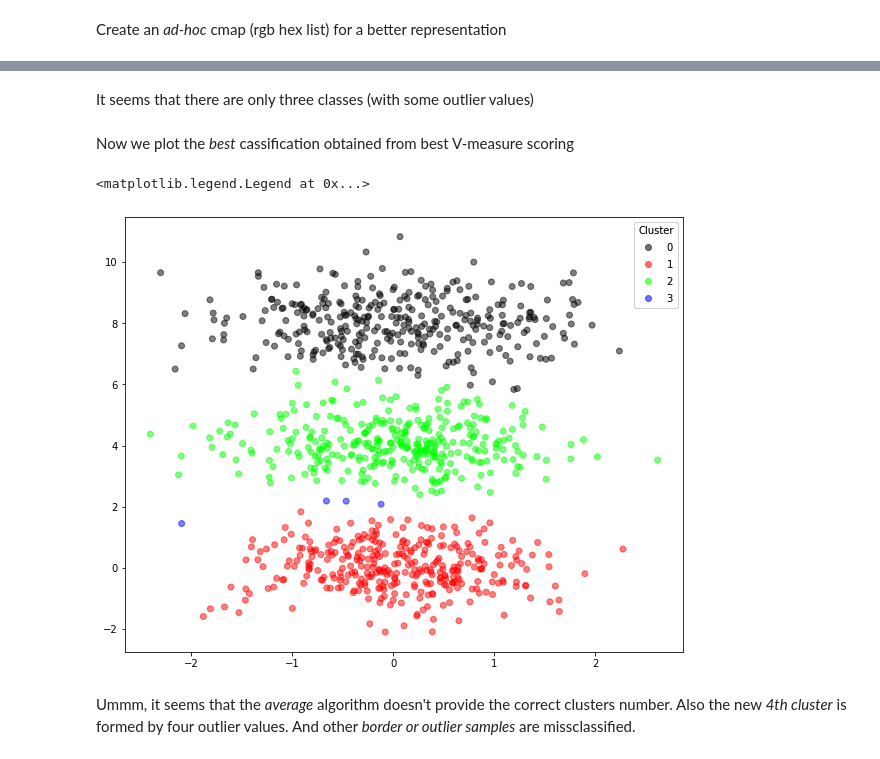
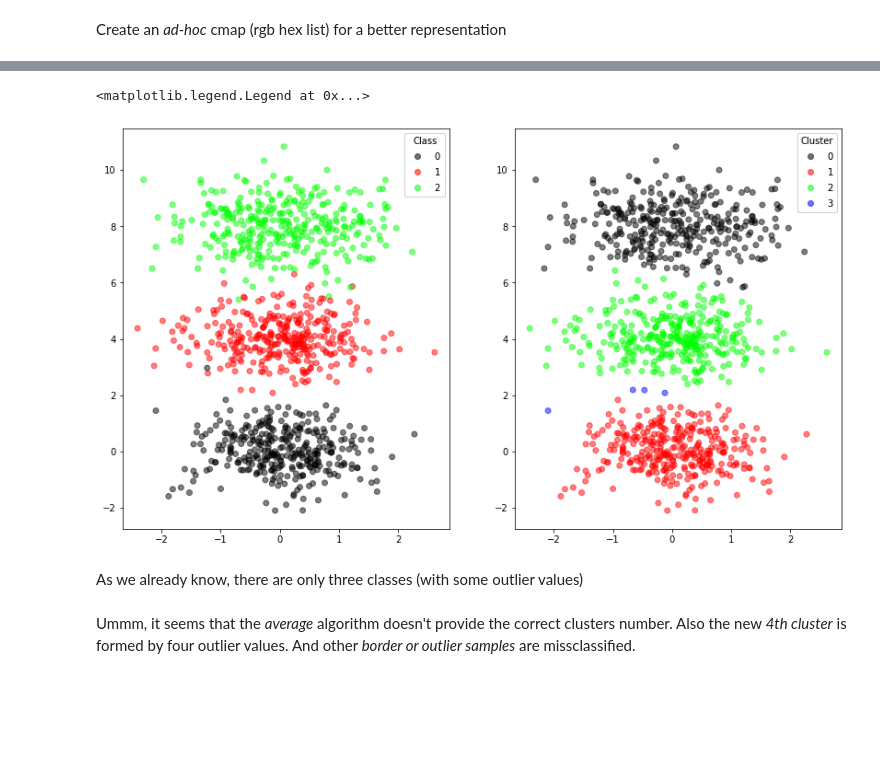
Before and after one commit to llublad/MUSI-AA, a Jupyter notebook: musi-aa-modulo2/handout_4/BERNAT_LADARIA_LLUIS_Handout_4.ipynb, the cells around one changed output, grey strips where cells are left out. Drawn from its saved outputs; the diff is of its cells as text; code cells hidden in the pictures; blank space fills up the shorter version.

Commit message:
Refurbished Problem 5 plots

```diff
--- a/musi-aa-modulo2/handout_4/BERNAT_LADARIA_LLUIS_Handout_4.ipynb
+++ b/musi-aa-modulo2/handout_4/BERNAT_LADARIA_LLUIS_Handout_4.ipynb
@@ -172,17 +165,18 @@ ax.add_artist(my_legend)
-# %% [markdown]
-It seems that there are only three classes (with some outlier values)
-# %% [markdown]
-Now we plot the *best* cassification obtained from best V-measure scoring
-# %%
-_, ax = plt.subplots(figsize=(10,8))
-
-scatter = ax.scatter(x=X[:,0], y=X[:,1], c=y_best_v_measure_model_labels, alpha=0.5, cmap=paleta, vmin=plot_vmin, vmax=plot_vmax)
-my_legend = ax.legend(*scatter.legend_elements(),
-                      loc="upper right", title="Cluster")
-ax.add_artist(my_legend)
-# %% [output]
-<matplotlib.legend.Legend at 0x...>
-[figure, removed]
+# %%
+_, ax = plt.subplots(nrows=1, ncols=2, figsize=(14,8))
+plt.subplot(1, 2, 1)
+scatter = ax[0].scatter(x=X[:,0], y=X[:,1], c=y, alpha=0.5, cmap=paleta, vmin=plot_vmin, vmax=plot_vmax)
+my_legend = ax[0].legend(*scatter.legend_elements(), loc="upper right", title="Class")
+ax[0].add_artist(my_legend)
+plt.subplot(1, 2, 2)
+scatter = ax[1].scatter(x=X[:,0], y=X[:,1], c=y_best_v_measure_model_labels, alpha=0.5, cmap=paleta, vmin=plot_vmin, vmax=plot_vmax)
+my_legend = ax[1].legend(*scatter.legend_elements(), loc="upper right", title="Cluster")
+ax[1].add_artist(my_legend)
+# %% [output]
+<matplotlib.legend.Legend at 0x...>
+[figure, added]
+# %% [markdown]
+As we already know, there are only three classes (with some outlier values)
 # %% [markdown]
 Ummm, it seems that the *average* algorithm doesn't provide the correct clusters number.
 Also the new *4th cluster* is formed by four outlier values.
```
Also changed, not shown: parts of 23 cells of this notebook.
